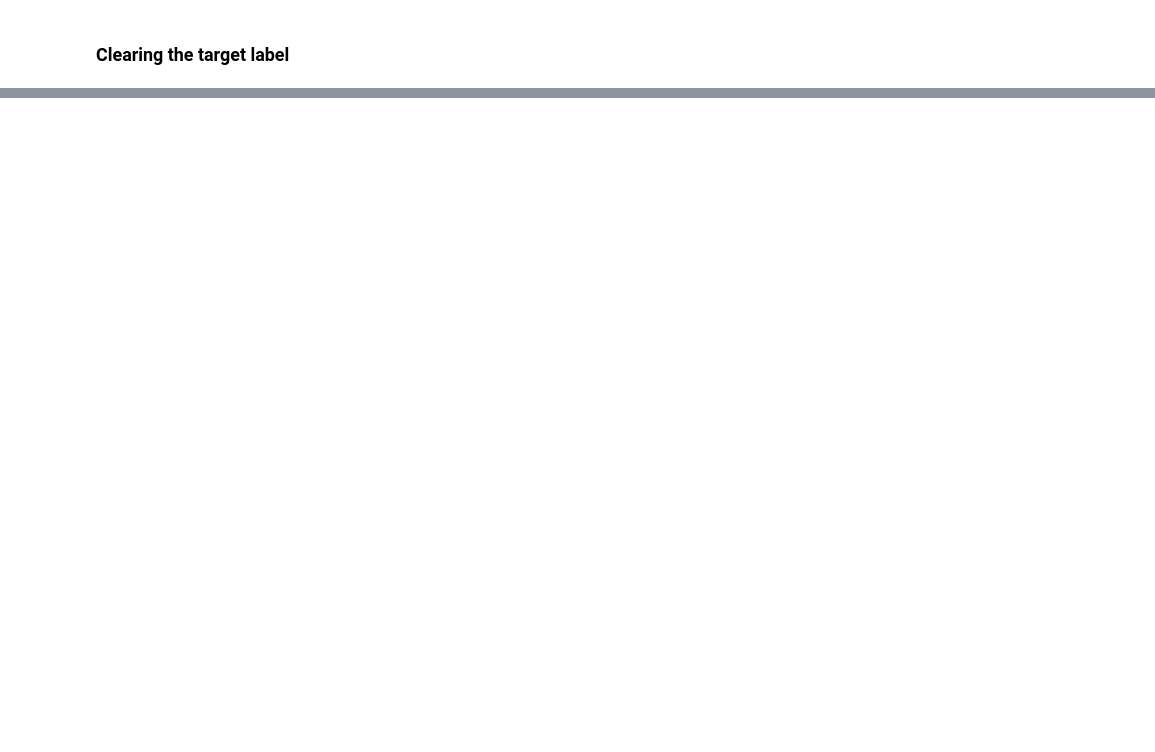
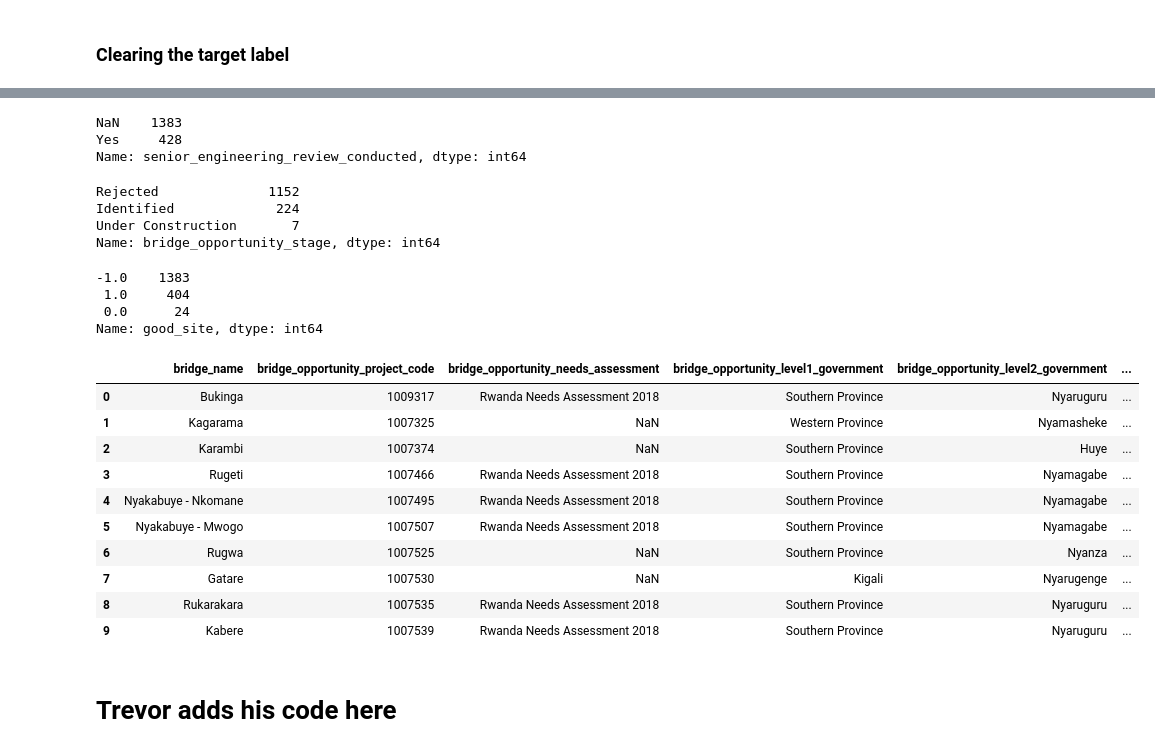
Before and after one commit to BloomTech-Labs/bridges-to-prosperity-ds-d, a Jupyter notebook: notebooks/b2p_d.ipynb, the cells around one changed output, grey strips where cells are left out. Saved outputs shown, nothing was run; the diff lists cells and outputs as text; code cells hidden in the pictures; blank space fills up the shorter version.

```diff
--- a/notebooks/b2p_d.ipynb
+++ b/notebooks/b2p_d.ipynb
@@ -948,5 +969,0 @@ df_new.loc[unknown, 'Good Site'] = -1
-# %%
-# Because these columns were used to derive the target,
-# We can't use them as features, or it would be leakage.
-df_new = df_new.drop(columns=['Senior Engineering Review Conducted', 'Bridge Opportunity: Stage'])
-df_new['Good Site'].value_counts()
@@ -974,0 +1006,63 @@ files.download('Combined_dataset.csv')
+# %%
+df_new['senior_engineering_review_conducted'].value_counts(dropna=False)
+# %% [output]
+NaN    1383
+Yes     428
+Name: senior_engineering_review_conducted, dtype: int64
+# %%
+# Split the dataset:
+# Positives:
+positive = (
+    (df_new['senior_engineering_review_conducted']=='Yes') &
+    (df_new['bridge_opportunity_stage'].isin(
+        ['Complete', 'Prospecting', 'Confirmed', 'Under Construction']))
+)
+
+# Negatives:
+negative = (
+    (df_new['senior_engineering_review_conducted']=='Yes') &
+    (df_new['bridge_opportunity_stage'].isin(['Rejected', 'Cancelled']))
+)
+
+# Unknown:
+unknown = df_new['senior_engineering_review_conducted'].isna()
+# %%
+# We are assigning all these to unknow
+df_new['bridge_opportunity_stage'][df_new['senior_engineering_review_conducted'].isna()].value_counts()
+# %% [output]
+Rejected              1152
+Identified             224
+Under Construction       7
+Name: bridge_opportunity_stage, dtype: int64
+# %%
+# Create a new column named "Good Site." This is the target to predict.
+# Assign a 1 for the positive class, 0 for the negative class and -1 for unkown class.
+df_new.loc[positive, 'good_site'] = 1
+df_new.loc[negative, 'good_site'] = 0
+df_new.loc[unknown, 'good_site'] = -1
+# %%
+# Because these columns were used to derive the target,
+# We can't use them as features, or it would be leakage.
+df_new = df_new.drop(columns=['senior_engineering_review_conducted', 'bridge_opportunity_stage'])
+df_new['good_site'].value_counts()
+# %% [output]
+-1.0    1383
+ 1.0     404
+ 0.0      24
+Name: good_site, dtype: int64
+# %%
+df_new.head(10)
+# %% [output]
+|  | bridge_name | bridge_opportunity_project_code | bridge_opportunity_needs_assessment | bridge_opportunity_level1_government | bridge_opportunity_level2_government | ... |
+| 0 | Bukinga | 1009317 | Rwanda Needs Assessment 2018 | Southern Province | Nyaruguru | ... |
+| 1 | Kagarama | 1007325 | NaN | Western Province | Nyamasheke | ... |
+| 2 | Karambi | 1007374 | NaN | Southern Province | Huye | ... |
+| 3 | Rugeti | 1007466 | Rwanda Needs Assessment 2018 | Southern Province | Nyamagabe | ... |
+| 4 | Nyakabuye - Nkomane | 1007495 | Rwanda Needs Assessment 2018 | Southern Province | Nyamagabe | ... |
+| 5 | Nyakabuye - Mwogo | 1007507 | Rwanda Needs Assessment 2018 | Southern Province | Nyamagabe | ... |
+| 6 | Rugwa | 1007525 | NaN | Southern Province | Nyanza | ... |
+| 7 | Gatare | 1007530 | NaN | Kigali | Nyarugenge | ... |
+| 8 | Rukarakara | 1007535 | Rwanda Needs Assessment 2018 | Southern Province | Nyaruguru | ... |
+| 9 | Kabere | 1007539 | Rwanda Needs Assessment 2018 | Southern Province | Nyaruguru | ... |
+# %% [markdown]
+# Trevor adds his code here
```
Also changed, not shown: parts of 67 cells of this notebook.
